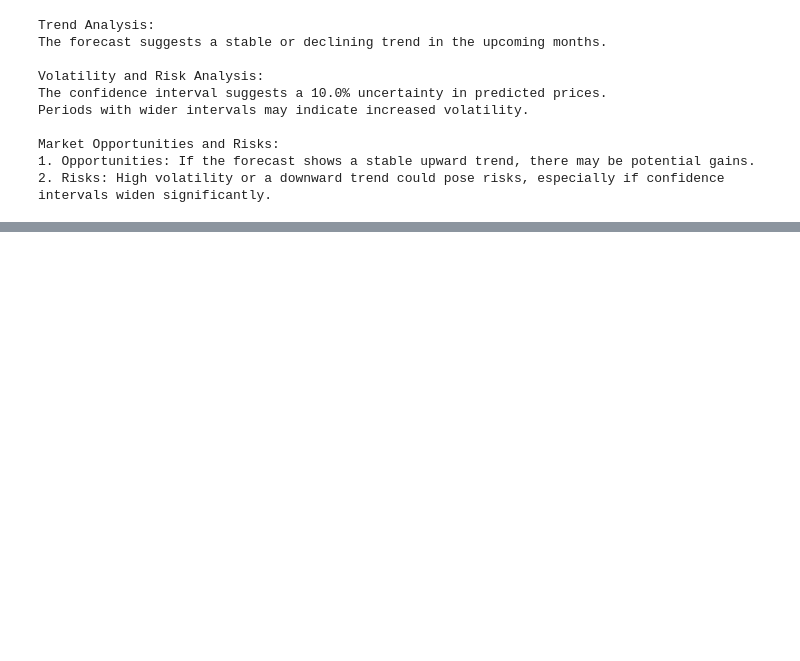
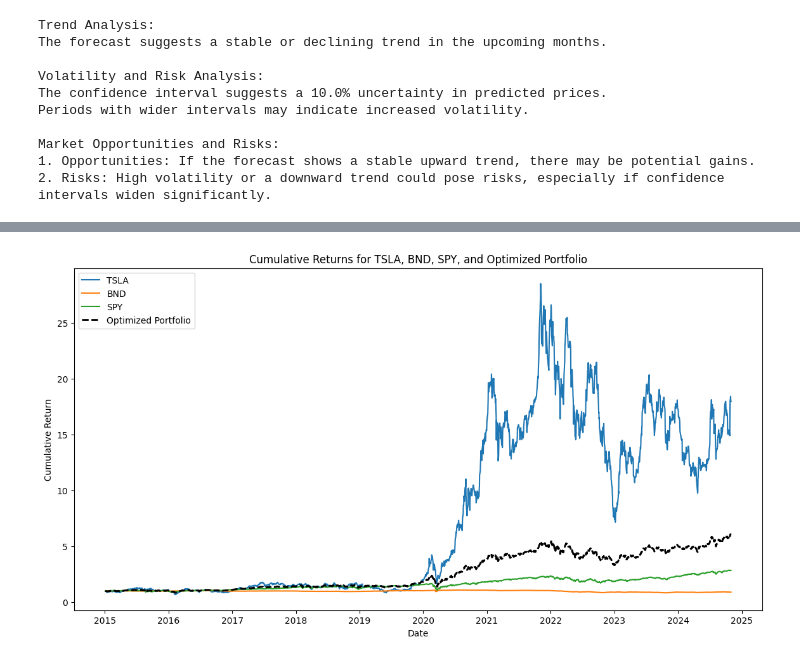
Before and after one commit to GuleWako/Time-Series-Forecasting-for-Portfolio-Management, a Jupyter notebook: notebooks/portfolioManagement.ipynb, the cells around one changed output, grey strips where cells are left out. Cells and saved outputs as stored; diff of their text form; code cells hidden in the pictures; blank space fills up the shorter version.

Commit message:
optimize portfolio based on forecast

```diff
--- a/notebooks/portfolioManagement.ipynb
+++ b/notebooks/portfolioManagement.ipynb
@@ -852,0 +855,4 @@ Market Opportunities and Risks:
+# %%
+tsla_data.set_index('Date',inplace=True)
+bnd_data.set_index('Date',inplace=True)
+spy_data.set_index('Date',inplace=True)
@@ -852,0 +861,6 @@ Market Opportunities and Risks:
+# %%
+tsla_data.rename(columns={"Close": "TSLA"}, inplace=True)
+bnd_data.rename(columns={"Close": "BND"}, inplace=True)
+spy_data.rename(columns={"Close": "SPY"}, inplace=True)
+
+merged_df = pd.concat([tsla_data["TSLA"], bnd_data["BND"], spy_data["SPY"]], axis=1).dropna()
@@ -852,0 +877,78 @@ Market Opportunities and Risks:
+# %%
+df_returns = merged_df.pct_change().dropna()
+# %%
+import scipy.optimize as sco
+from scipy.stats import norm
+
+# Compute annualized mean returns and covariance matrix
+mean_daily_returns = df_returns.mean()
+annualized_mean_returns = mean_daily_returns * 252
+cov_matrix = df_returns.cov() * 252
+
+# Portfolio Optimization Functions
+def portfolio_performance(weights, mean_returns, cov_matrix):
+    returns = np.sum(mean_returns * weights) * 252
+    volatility = np.sqrt(np.dot(weights.T, np.dot(cov_matrix, weights)))
+    sharpe_ratio = returns / volatility
+    return returns, volatility, sharpe_ratio
+
+def neg_sharpe_ratio(weights, mean_returns, cov_matrix):
+    return -portfolio_performance(weights, mean_returns, cov_matrix)[2]
+
+# Set constraints and bounds for weights
+constraints = ({'type': 'eq', 'fun': lambda x: np.sum(x) - 1})
+bounds = tuple((0, 1) for _ in range(len(mean_daily_returns)))
+initial_weights = len(mean_daily_returns) * [1 / len(mean_daily_returns)]
+
+# Optimize portfolio to maximize Sharpe Ratio
+opt_results = sco.minimize(neg_sharpe_ratio, initial_weights, args=(mean_daily_returns, cov_matrix),
+                           method='SLSQP', bounds=bounds, constraints=constraints)
+
+# Retrieve the optimal weights and performance metrics
+optimal_weights = opt_results.x
+optimal_return, optimal_volatility, optimal_sharpe = portfolio_performance(optimal_weights, mean_daily_returns, cov_matrix)
+
+# Print optimal allocations and performance metrics
+print("Optimal Portfolio Allocation:")
+for asset, weight in zip(['TSLA', 'BND', 'SPY'], optimal_weights):
+    print(f"{asset}: {weight:.2%}")
+
+print(f"\nExpected Portfolio Return: {optimal_return:.2%}")
+print(f"Portfolio Volatility (Risk): {optimal_volatility:.2%}")
+print(f"Sharpe Ratio: {optimal_sharpe:.2f}")
+
+# Calculate Value at Risk (VaR) for Tesla
+confidence_level = 0.05  # 95% confidence level
+tsla_volatility = df_returns['TSLA'].std() * np.sqrt(252)
+tsla_mean_return = df_returns['TSLA'].mean() * 252
+VaR = tsla_mean_return - tsla_volatility * norm.ppf(1 - confidence_level)
+print(f"\nValue at Risk (VaR) for Tesla at 95% confidence level: {VaR:.2%}")
+
+# Calculate daily portfolio returns with optimal weights
+df_returns["Portfolio"] = (df_returns["TSLA"] * optimal_weights[0] +
+                           df_returns["BND"] * optimal_weights[1] +
+                           df_returns["SPY"] * optimal_weights[2])
+
+# Calculate cumulative returns for each asset and portfolio
+df_cum_returns = (1 + df_returns).cumprod()
+
+# Plot cumulative returns for each asset and the optimized portfolio
+plt.figure(figsize=(14, 7))
+plt.plot(df_cum_returns.index, df_cum_returns['TSLA'], label='TSLA')
+plt.plot(df_cum_returns.index, df_cum_returns['BND'], label='BND')
+plt.plot(df_cum_returns.index, df_cum_returns['SPY'], label='SPY')
+plt.plot(df_cum_returns.index, df_cum_returns['Portfolio'], label='Optimized Portfolio', linewidth=2, linestyle='--', color='black')
+plt.title("Cumulative Returns for TSLA, BND, SPY, and Optimized Portfolio")
+plt.xlabel("Date")
+plt.ylabel("Cumulative Return")
+plt.legend(loc='upper left')
+plt.show()
+
+
+# Summary of Portfolio Performance
+print("\nPortfolio Performance Summary:")
+print(f"Expected Annual Return: {optimal_return:.2%}")
+print(f"Annual Volatility (Risk): {optimal_volatility:.2%}")
+print(f"Sharpe Ratio: {optimal_sharpe:.2f}")
+print(f"Value at Risk (VaR) for TSLA: {VaR:.2%}")
+# %% [output]
@@ -852,0 +965 @@ Market Opportunities and Risks:
+[figure, added]
```
Also changed, not shown: parts of 4 cells of this notebook.
